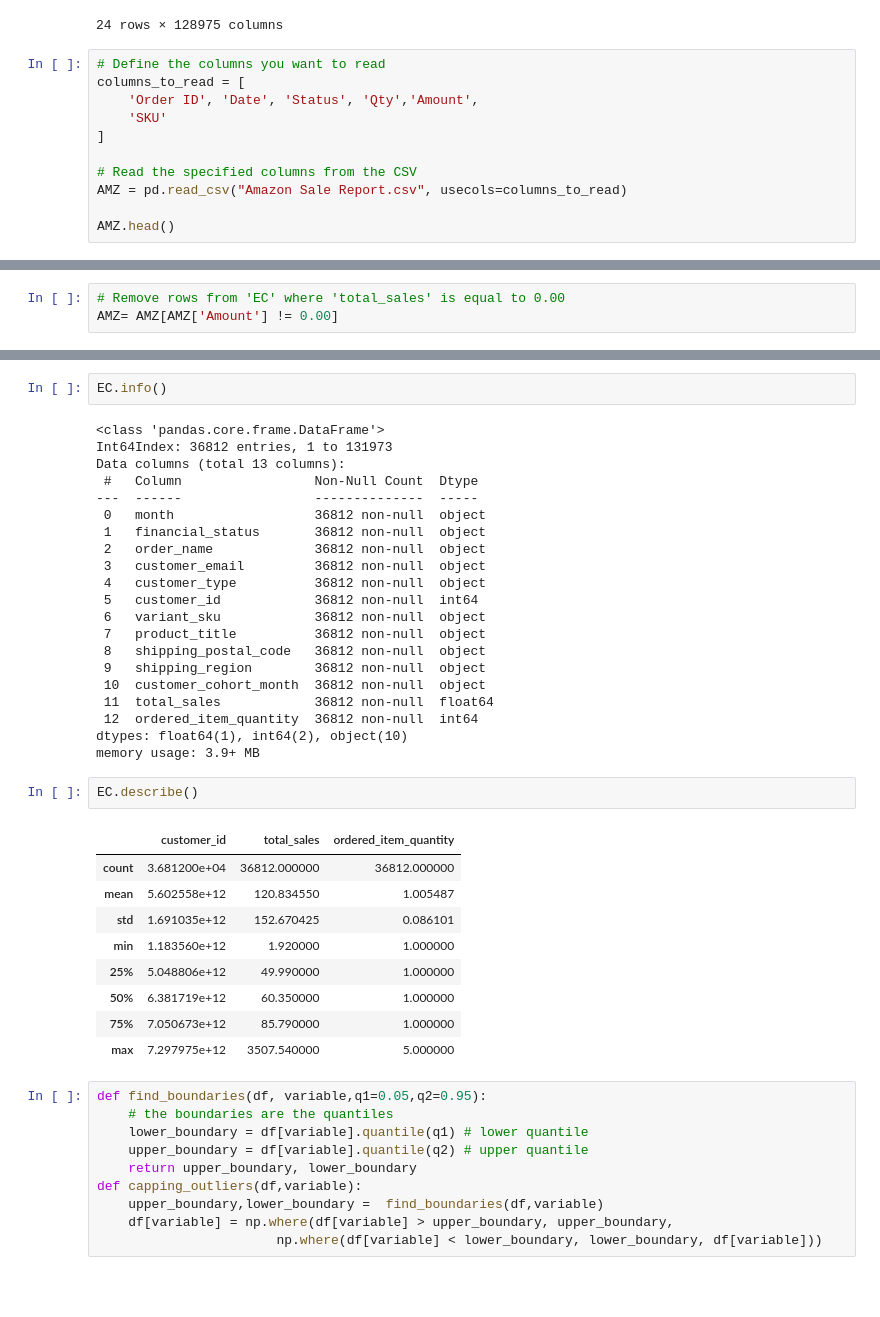
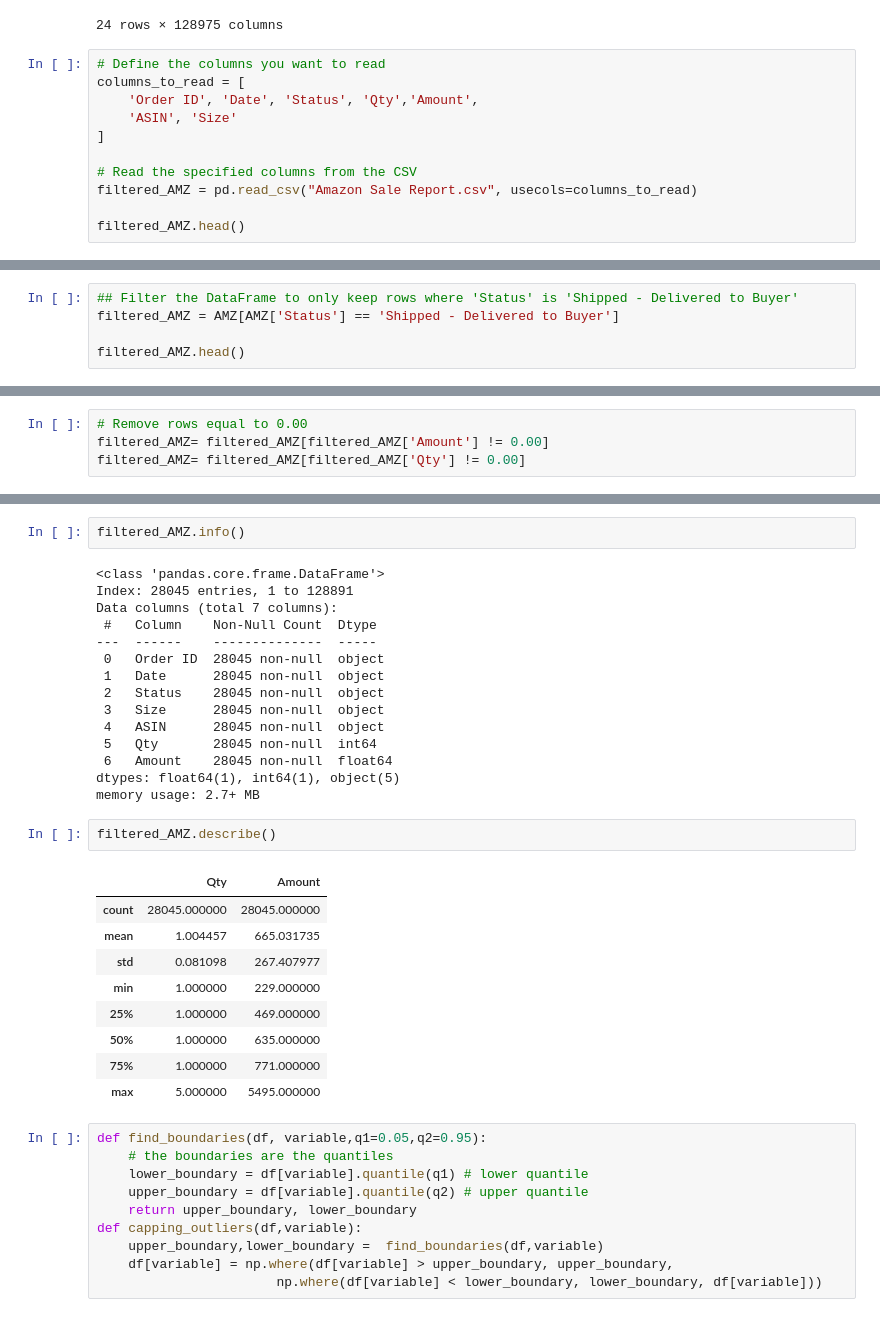
Before and after one commit to Requenamar3/Data-Mining, a Jupyter notebook: Data_Mining_Module1_AMZ_CLV.ipynb, the cells around one changed output, grey strips where cells are left out. Cells and saved outputs as stored; diff of their text form; blank space fills up the shorter version.

```diff
--- a/Data_Mining_Module1_AMZ_CLV.ipynb
+++ b/Data_Mining_Module1_AMZ_CLV.ipynb
@@ -125,11 +128,11 @@ AMZ.T
 # Define the columns you want to read
 columns_to_read = [
     'Order ID', 'Date', 'Status', 'Qty','Amount',
-    'SKU'
+    'ASIN', 'Size'
 ]
 
 # Read the specified columns from the CSV
-AMZ = pd.read_csv("Amazon Sale Report.csv", usecols=columns_to_read)
+filtered_AMZ = pd.read_csv("Amazon Sale Report.csv", usecols=columns_to_read)
 
-AMZ.head()
+filtered_AMZ.head()
 # %% [output]
@@ -141,0 +145,5 @@ AMZ.head()
+# %%
+## Filter the DataFrame to only keep rows where 'Status' is 'Shipped - Delivered to Buyer'
+filtered_AMZ = AMZ[AMZ['Status'] == 'Shipped - Delivered to Buyer']
+
+filtered_AMZ.head()
@@ -176,5 +192,6 @@ profile
 # %% [output]
 [interactive output not drawn]
 # %%
-# Remove rows from 'EC' where 'total_sales' is equal to 0.00
-AMZ= AMZ[AMZ['Amount'] != 0.00]
+# Remove rows equal to 0.00
+filtered_AMZ= filtered_AMZ[filtered_AMZ['Amount'] != 0.00]
+filtered_AMZ= filtered_AMZ[filtered_AMZ['Qty'] != 0.00]
@@ -229,38 +218,32 @@ dtype: int64
 # %%
-EC.info()
+filtered_AMZ.info()
 # %% [output]
 <class 'pandas.core.frame.DataFrame'>
-Int64Index: 36812 entries, 1 to 131973
-Data columns (total 13 columns):
- #   Column                 Non-Null Count  Dtype
----  ------                 --------------  -----
- 0   month                  36812 non-null  object
- 1   financial_status       36812 non-null  object
- 2   order_name             36812 non-null  object
- 3   customer_email         36812 non-null  object
- 4   customer_type          36812 non-null  object
- 5   customer_id            36812 non-null  int64
- 6   variant_sku            36812 non-null  object
- 7   product_title          36812 non-null  object
- 8   shipping_postal_code   36812 non-null  object
- 9   shipping_region        36812 non-null  object
- 10  customer_cohort_month  36812 non-null  object
- 11  total_sales            36812 non-null  float64
- 12  ordered_item_quantity  36812 non-null  int64
-dtypes: float64(1), int64(2), object(10)
-memory usage: 3.9+ MB
+Index: 28045 entries, 1 to 128891
+Data columns (total 7 columns):
+ #   Column    Non-Null Count  Dtype
+---  ------    --------------  -----
+ 0   Order ID  28045 non-null  object
+ 1   Date      28045 non-null  object
+ 2   Status    28045 non-null  object
+ 3   Size      28045 non-null  object
+ 4   ASIN      28045 non-null  object
+ 5   Qty       28045 non-null  int64
+ 6   Amount    28045 non-null  float64
+dtypes: float64(1), int64(1), object(5)
+memory usage: 2.7+ MB
 # %%
-EC.describe()
+filtered_AMZ.describe()
 # %% [output]
-|  | customer_id | total_sales | ordered_item_quantity |
-| count | 3.681200e+04 | 36812.000000 | 36812.000000 |
-| mean | 5.602558e+12 | 120.834550 | 1.005487 |
-| std | 1.691035e+12 | 152.670425 | 0.086101 |
-| min | 1.183560e+12 | 1.920000 | 1.000000 |
-| 25% | 5.048806e+12 | 49.990000 | 1.000000 |
-| 50% | 6.381719e+12 | 60.350000 | 1.000000 |
-| 75% | 7.050673e+12 | 85.790000 | 1.000000 |
-| max | 7.297975e+12 | 3507.540000 | 5.000000 |
+|  | Qty | Amount |
+| count | 28045.000000 | 28045.000000 |
+| mean | 1.004457 | 665.031735 |
+| std | 0.081098 | 267.407977 |
+| min | 1.000000 | 229.000000 |
+| 25% | 1.000000 | 469.000000 |
+| 50% | 1.000000 | 635.000000 |
+| 75% | 1.000000 | 771.000000 |
+| max | 5.000000 | 5495.000000 |
 # %%
 def find_boundaries(df, variable,q1=0.05,q2=0.95):
     # the boundaries are the quantiles
```
Also changed, not shown: parts of 20 cells of this notebook.
